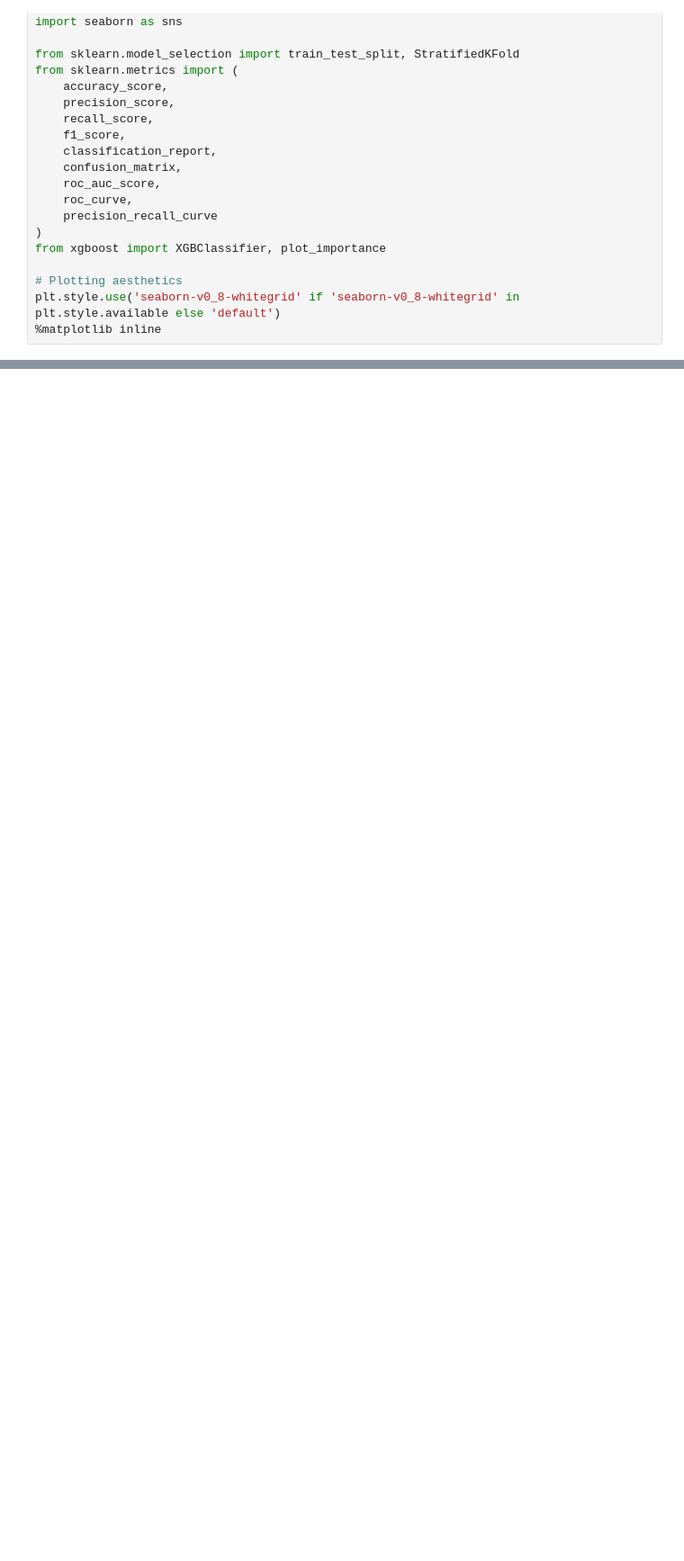
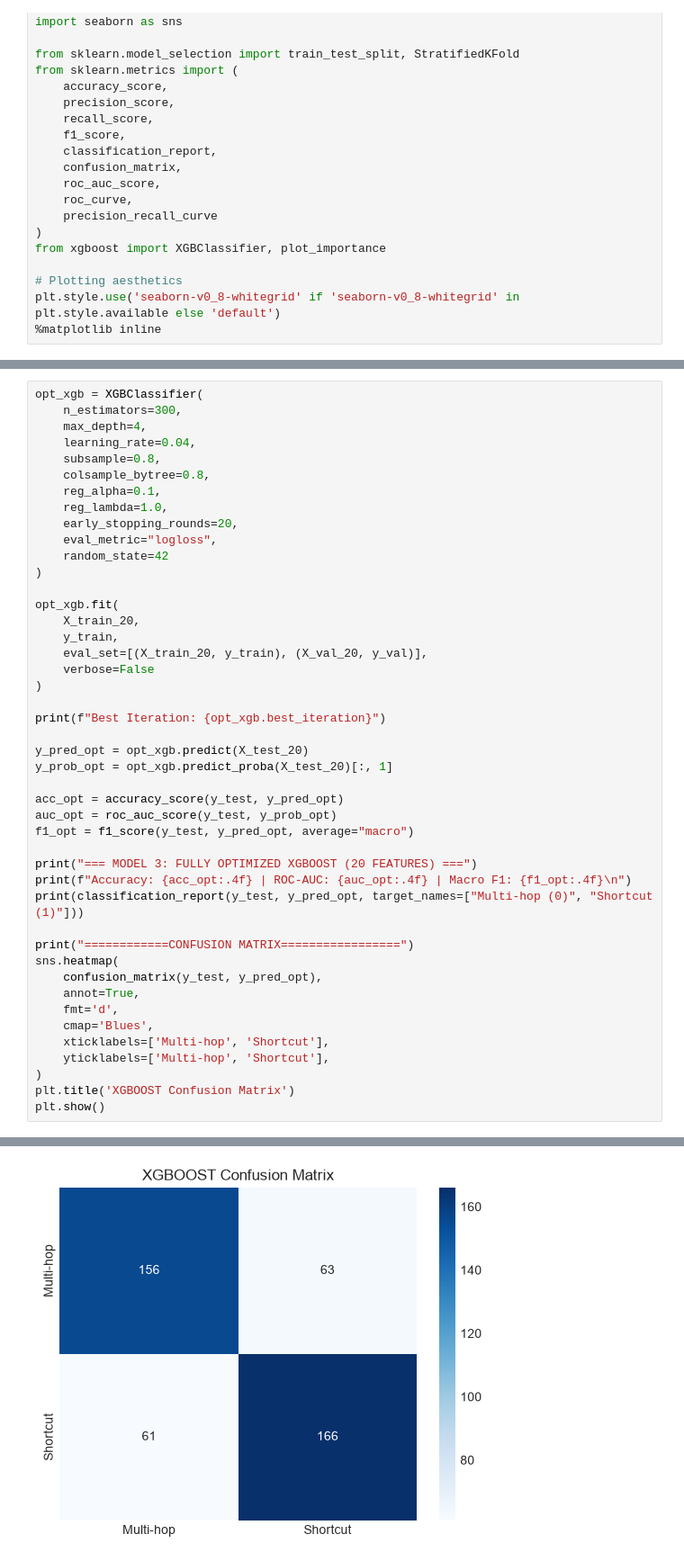
Before and after one commit to cyybxrgsouraabh/Multihop-Shortcut-Detector-Rag, a Jupyter notebook: model/tabular/xgboost.ipynb, the cells around one changed output, grey strips where cells are left out. Shown at 90% size. Drawn from its saved outputs; the diff is of its cells as text; blank space fills up the shorter version.

```diff
--- a/model/tabular/xgboost.ipynb
+++ b/model/tabular/xgboost.ipynb
@@ -421,0 +318,46 @@ Tuned Threshold   (0.44) Test Accuracy: 0.7220 | Macro F1: 0.7195
+# %%
+opt_xgb = XGBClassifier(
+    n_estimators=300,
+    max_depth=4,
+    learning_rate=0.04,
+    subsample=0.8,
+    colsample_bytree=0.8,
+    reg_alpha=0.1,
+    reg_lambda=1.0,
+    early_stopping_rounds=20,
+    eval_metric="logloss",
+    random_state=42
+)
+
+opt_xgb.fit(
+    X_train_20,
+    y_train,
+    eval_set=[(X_train_20, y_train), (X_val_20, y_val)],
+    verbose=False
+)
+
+print(f"Best Iteration: {opt_xgb.best_iteration}")
+
+y_pred_opt = opt_xgb.predict(X_test_20)
+y_prob_opt = opt_xgb.predict_proba(X_test_20)[:, 1]
+
+acc_opt = accuracy_score(y_test, y_pred_opt)
+auc_opt = roc_auc_score(y_test, y_prob_opt)
+f1_opt = f1_score(y_test, y_pred_opt, average="macro")
+
+print("=== MODEL 3: FULLY OPTIMIZED XGBOOST (20 FEATURES) ===")
+print(f"Accuracy: {acc_opt:.4f} | ROC-AUC: {auc_opt:.4f} | Macro F1: {f1_opt:.4f}\n")
+print(classification_report(y_test, y_pred_opt, target_names=["Multi-hop (0)", "Shortcut (1)"]))
+
+print("============CONFUSION MATRIX=================")
+sns.heatmap(
+    confusion_matrix(y_test, y_pred_opt),
+    annot=True,
+    fmt='d',
+    cmap='Blues',
+    xticklabels=['Multi-hop', 'Shortcut'],
+    yticklabels=['Multi-hop', 'Shortcut'],
+)
+plt.title('XGBOOST Confusion Matrix')
+plt.show()
+# %% [output]
@@ -421,0 +378 @@ Tuned Threshold   (0.44) Test Accuracy: 0.7220 | Macro F1: 0.7195
+[figure, added]
```
Also changed, not shown: parts of 41 cells of this notebook, 1 other file.
